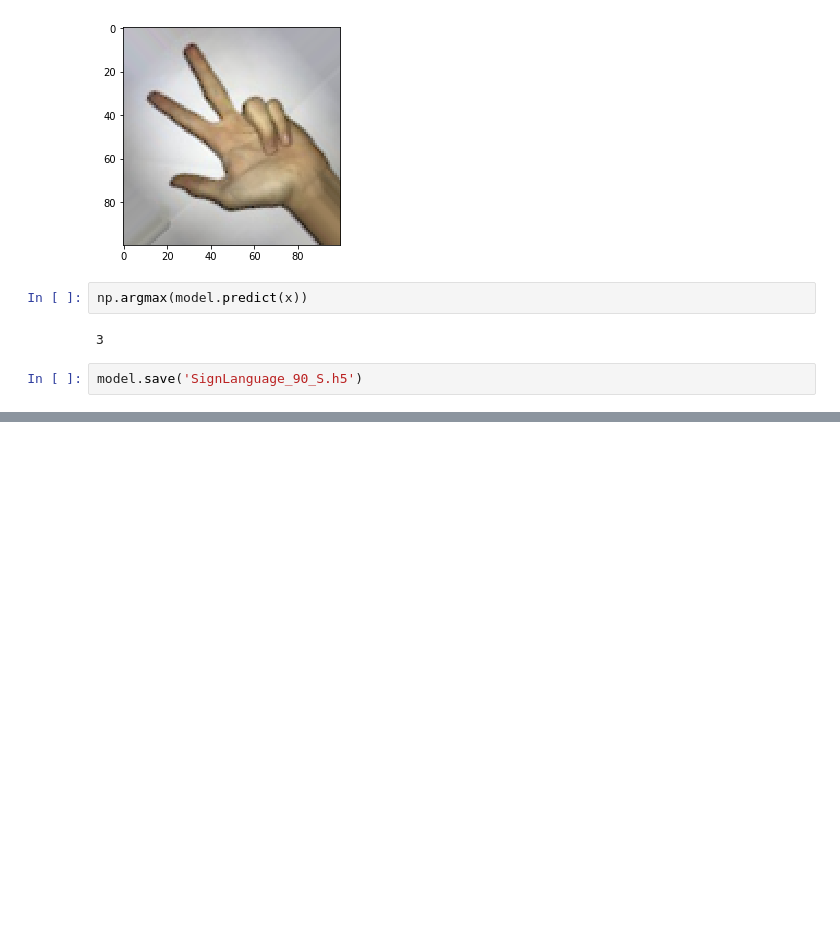
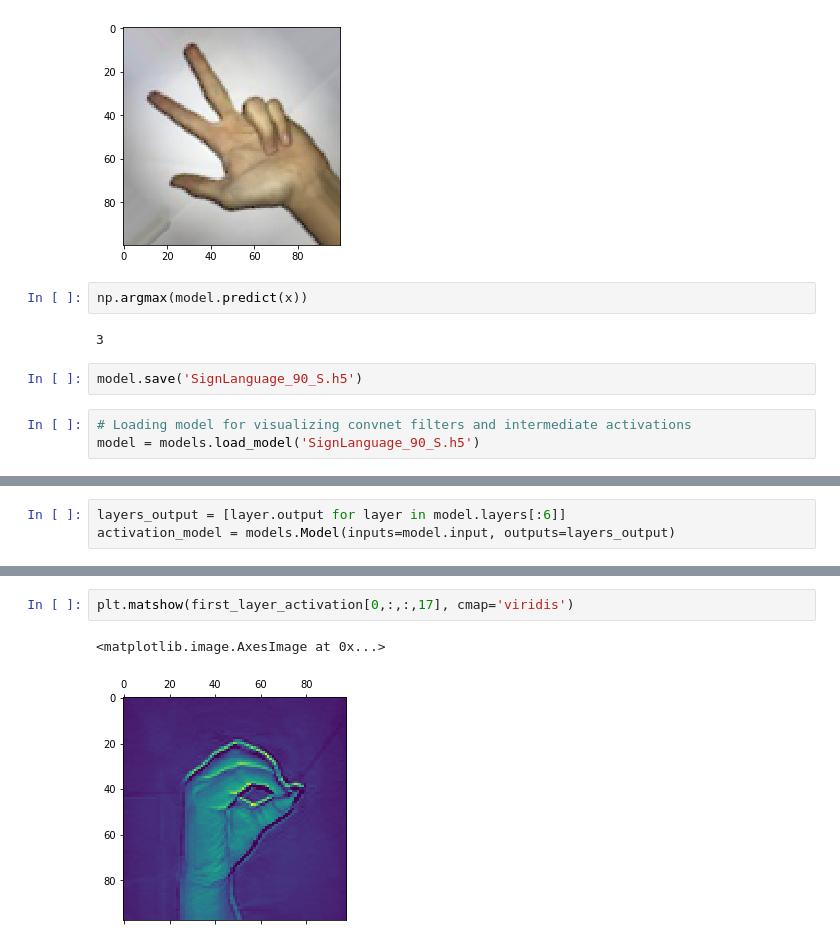
Before and after one commit to ArthDh/Sign-Language-Digits-Dataset-Kaggle, a Jupyter notebook: Sign Language digits.ipynb, the cells around one changed output, grey strips where cells are left out. Cells and saved outputs as stored; diff of their text form; blank space fills up the shorter version.

```diff
--- a/Sign Language digits.ipynb
+++ b/Sign Language digits.ipynb
@@ -187,3 +188,6 @@ np.argmax(model.predict(x))
 3
 # %%
 model.save('SignLanguage_90_S.h5')
+# %%
+# Loading model for visualizing convnet filters and intermediate activations
+model = models.load_model('SignLanguage_90_S.h5')
@@ -189,0 +229,3 @@ model.save('SignLanguage_90_S.h5')
+# %%
+layers_output = [layer.output for layer in model.layers[:6]]
+activation_model = models.Model(inputs=model.input, outputs=layers_output)
@@ -189,0 +238,5 @@ model.save('SignLanguage_90_S.h5')
+# %%
+plt.matshow(first_layer_activation[0,:,:,17], cmap='viridis')
+# %% [output]
+<matplotlib.image.AxesImage at 0x...>
+[figure, added]
```
Also changed, not shown: parts of 13 cells of this notebook.
